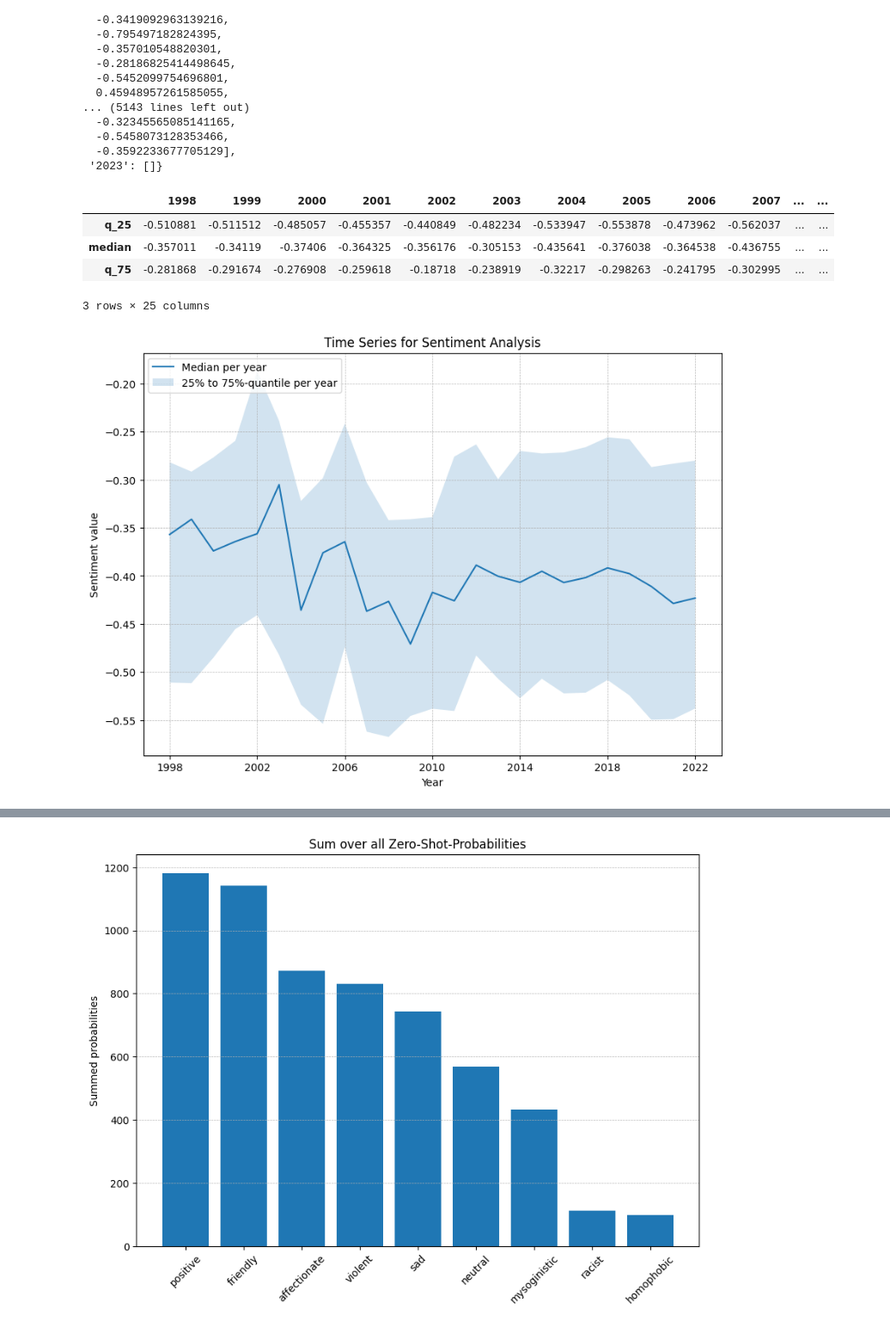
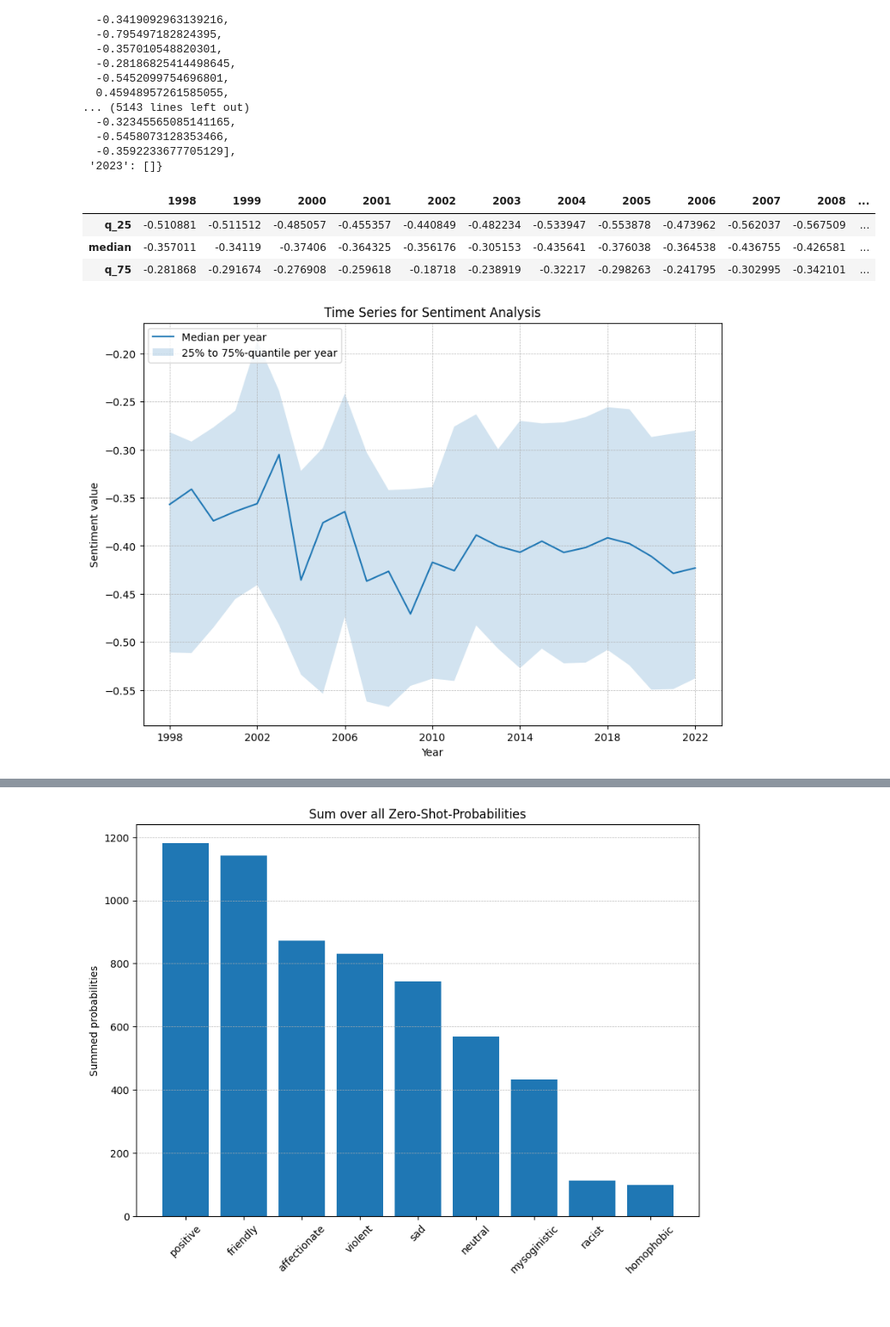
Before and after one commit to gsindlinger/IDSTA-Text-Miners, a Jupyter notebook: Project/Server/Pipeline/Analysis/Report.ipynb, the cells around one changed output, grey strips where cells are left out. Shown: that part at 86% size. Cells and saved outputs as stored; diff of their text form; code cells hidden in the pictures.

```diff
--- a/Project/Server/Pipeline/Analysis/Report.ipynb
+++ b/Project/Server/Pipeline/Analysis/Report.ipynb
@@ -286,39 +300,38 @@ for year, values in results_sentiment.items():
 
         quantiles_sentiment.at['median', year] = median
         quantiles_sentiment.at['q_25', year] = q_25
         quantiles_sentiment.at['q_75', year] = q_75
 
-
+pd.set_option('display.max_columns', 500)
 display(quantiles_sentiment)
 
 median = np.array(quantiles_sentiment.loc['median'], dtype=float)
 # Creating histogram
 fig, ax = plt.subplots(1,1,figsize =(10, 7))
 ax.plot(list(range(1998, 2023)), median, label='Median per year')
 ax.fill_between(list(range(1998, 2023)),
                 np.array(quantiles_sentiment.loc['q_25'], dtype=float),
                 np.array(quantiles_sentiment.loc['q_75'], dtype=float), alpha=0.2, label='25% to 75%-quantile per year')
 
 ax.legend(loc='upper left')
 
 
 
 plt.xlabel("Year")  # add X-axis label
 plt.ylabel("Sentiment value")  # add Y-axis label
 plt.title("Time Series for Sentiment Analysis")  # add title
 plt.xticks(ticks)
 plt.grid(linestyle = '--', linewidth = 0.5)
 
 
 plt.savefig('../../data/time_series_sentiment'+ '.png')
 
 plt.show()
 # %% [output]
-|  | 1998 | 1999 | 2000 | 2001 | 2002 | 2003 | 2004 | 2005 | 2006 | 2007 | ... | ... |
-| q_25 | -0.510881 | -0.511512 | -0.485057 | -0.455357 | -0.440849 | -0.482234 | -0.533947 | -0.553878 | -0.473962 | -0.562037 | ... | ... |
-| median | -0.357011 | -0.34119 | -0.37406 | -0.364325 | -0.356176 | -0.305153 | -0.435641 | -0.376038 | -0.364538 | -0.436755 | ... | ... |
-| q_75 | -0.281868 | -0.291674 | -0.276908 | -0.259618 | -0.18718 | -0.238919 | -0.32217 | -0.298263 | -0.241795 | -0.302995 | ... | ... |
+|  | 1998 | 1999 | 2000 | 2001 | 2002 | 2003 | 2004 | 2005 | 2006 | 2007 | 2008 | ... |
+| q_25 | -0.510881 | -0.511512 | -0.485057 | -0.455357 | -0.440849 | -0.482234 | -0.533947 | -0.553878 | -0.473962 | -0.562037 | -0.567509 | ... |
+| median | -0.357011 | -0.34119 | -0.37406 | -0.364325 | -0.356176 | -0.305153 | -0.435641 | -0.376038 | -0.364538 | -0.436755 | -0.426581 | ... |
+| q_75 | -0.281868 | -0.291674 | -0.276908 | -0.259618 | -0.18718 | -0.238919 | -0.32217 | -0.298263 | -0.241795 | -0.302995 | -0.342101 | ... |
-3 rows × 25 columns
 [figure]
 # %%
 columns = [str(i) for i in range(1998, 2023)]
```
Also changed, not shown: parts of 6 cells of this notebook, 2 other files.
